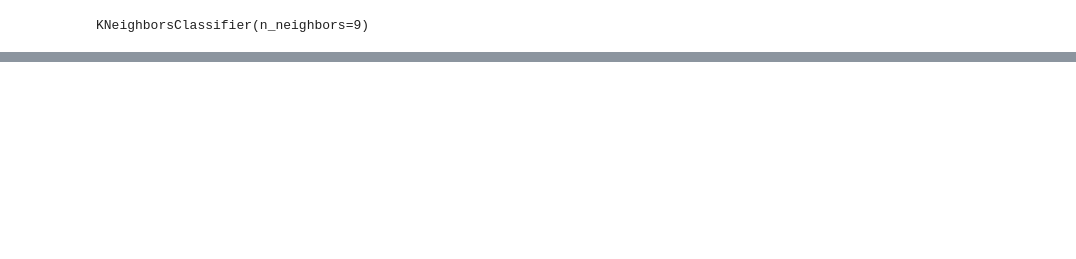
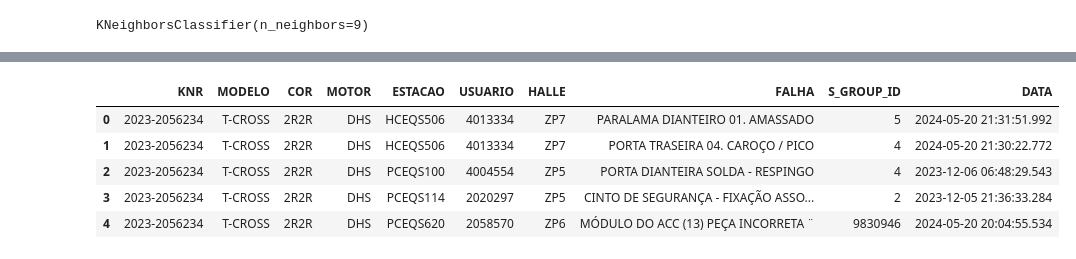
Before and after one commit to Inteli-College/2024-2A-T08-EC07-G01, a Jupyter notebook: src/notebooks/main.ipynb, the cells around one changed output, grey strips where cells are left out. Drawn from its saved outputs; the diff is of its cells as text; code cells hidden in the pictures; blank space fills up the shorter version.

```diff
--- a/src/notebooks/main.ipynb
+++ b/src/notebooks/main.ipynb
@@ -381,0 +412,9 @@ Name: count, dtype: int64
+# %%
+df_atualizado.head()
+# %% [output]
+|  | KNR | MODELO | COR | MOTOR | ESTACAO | USUARIO | HALLE | FALHA | S_GROUP_ID | DATA |
+| 0 | 2023-2056234 | T-CROSS | 2R2R | DHS | HCEQS506 | 4013334 | ZP7 | PARALAMA DIANTEIRO 01. AMASSADO | 5 | 2024-05-20 21:31:51.992 |
+| 1 | 2023-2056234 | T-CROSS | 2R2R | DHS | HCEQS506 | 4013334 | ZP7 | PORTA TRASEIRA 04. CAROÇO / PICO | 4 | 2024-05-20 21:30:22.772 |
+| 2 | 2023-2056234 | T-CROSS | 2R2R | DHS | PCEQS100 | 4004554 | ZP5 | PORTA DIANTEIRA SOLDA - RESPINGO | 4 | 2023-12-06 06:48:29.543 |
+| 3 | 2023-2056234 | T-CROSS | 2R2R | DHS | PCEQS114 | 2020297 | ZP5 | CINTO DE SEGURANÇA - FIXAÇÃO ASSO... | 2 | 2023-12-05 21:36:33.284 |
+| 4 | 2023-2056234 | T-CROSS | 2R2R | DHS | PCEQS620 | 2058570 | ZP6 | MÓDULO DO ACC (13) PEÇA INCORRETA ¨ | 9830946 | 2024-05-20 20:04:55.534 |
```
Also changed, not shown: parts of 22 cells of this notebook, 1 other file.
